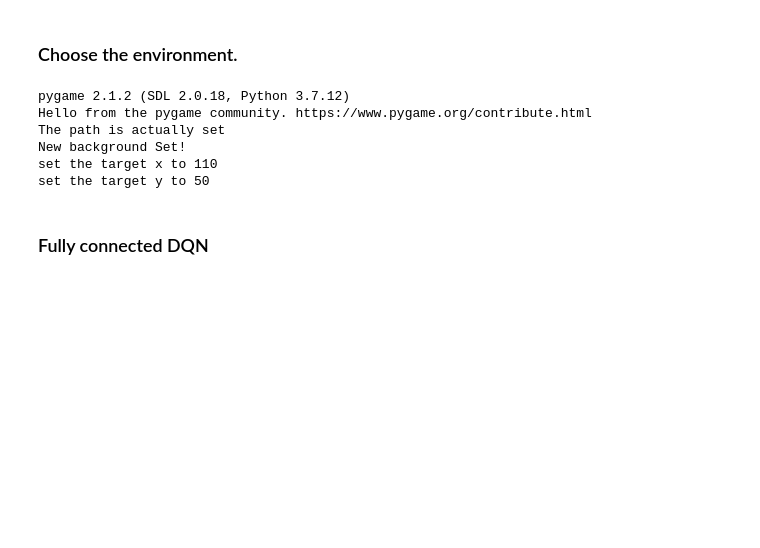
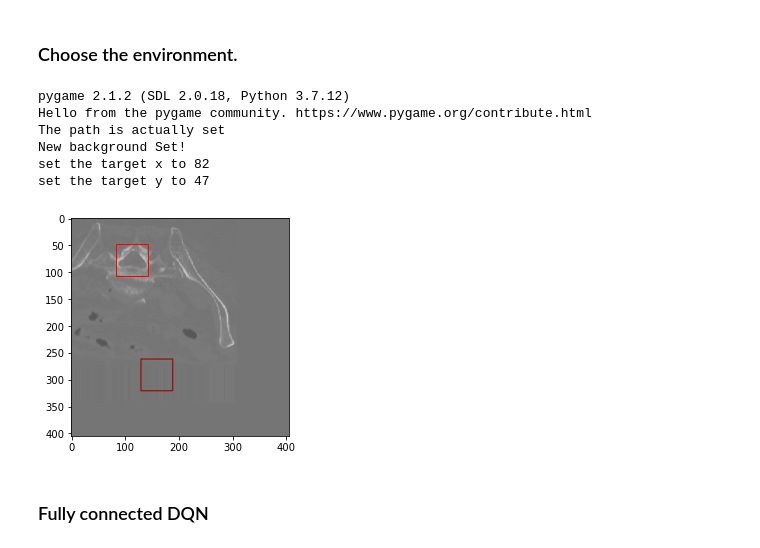
Before and after one commit to aasong113/CT_View_Planning_DeepRL, a Jupyter notebook: gym-child_thresholded_NN/Deep_Q_Learn.ipynb, the cells around one changed output. Saved outputs shown, nothing was run; the diff lists cells and outputs as text; code cells hidden in the pictures; blank space fills up the shorter version.

```diff
--- a/gym-child_thresholded_NN/Deep_Q_Learn.ipynb
+++ b/gym-child_thresholded_NN/Deep_Q_Learn.ipynb
@@ -38,28 +38,30 @@ device = torch.device("cuda" if torch.cuda.is_available() else "cpu")
 # %%
 # # # Load a FOV grabber for pelvis.
 # import gym_child
 # env = gym.make('maze-v0')
 # environment_type = "thresholded"
 
 
 # #This is the new distance metric reward function.
 # import gym_teen
 # env = gym.make('maze-v0',height=60,width=60)#,target_x = 162, target_y = 136)
 # env.set_target_xy(x = 162, y = 136)
 # environment_type = "grayscale"
 
 
 # For the cropped multipled translated FOV test. Want to test if it generalizes to multiple translated FOVs.
 import gym_teen
-background_path = r'C:\Users\asong18\Desktop\Deep_RL_View_Planning\CT_View_Planning_DeepRL\gym-child_thresholded_NN\FOV_translated\train\001_cropped_grayscale_x110_y50.png'
+background_path = r'C:\Users\asong18\Desktop\Deep_RL_View_Planning\CT_View_Planning_DeepRL\gym-child_thresholded_NN\FOV_translated\train\001_cropped_grayscale_x82_y47.png'
 env = gym.make('maze-v0',height=60,width=60)#,target_x = 162, target_y = 136)
 env.set_background_env(background_path)
-env.set_target_xy(x = 110, y = 50)
+env.set_target_xy(x = 82, y = 47)
+env.render_goal()
 environment_type = "grayscale"
 # %% [output]
 pygame 2.1.2 (SDL 2.0.18, Python 3.7.12)
 Hello from the pygame community. https://www.pygame.org/contribute.html
 The path is actually set
 New background Set!
-set the target x to 110
-set the target y to 50
+set the target x to 82
+set the target y to 47
+[figure, added]
```
Also changed, not shown: parts of 4 cells of this notebook, 19 other files.
